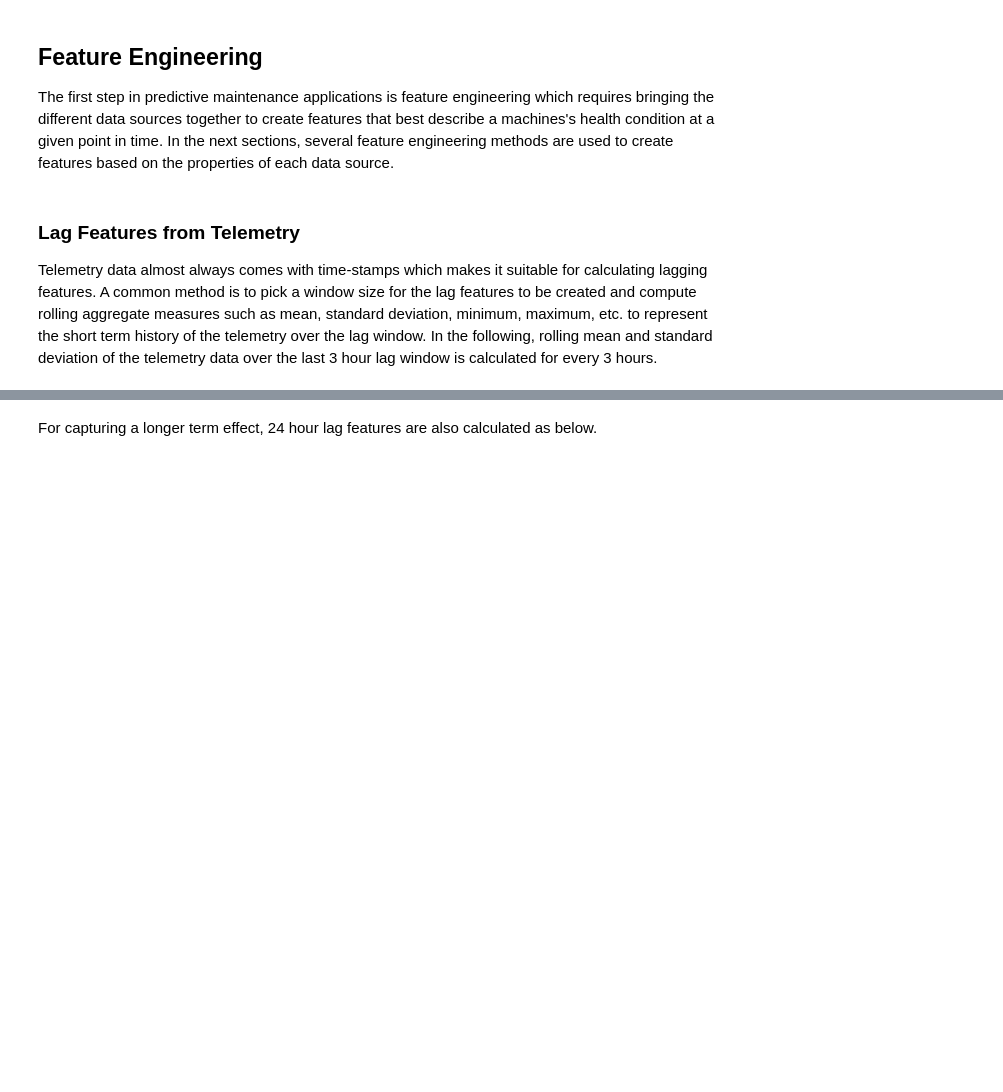
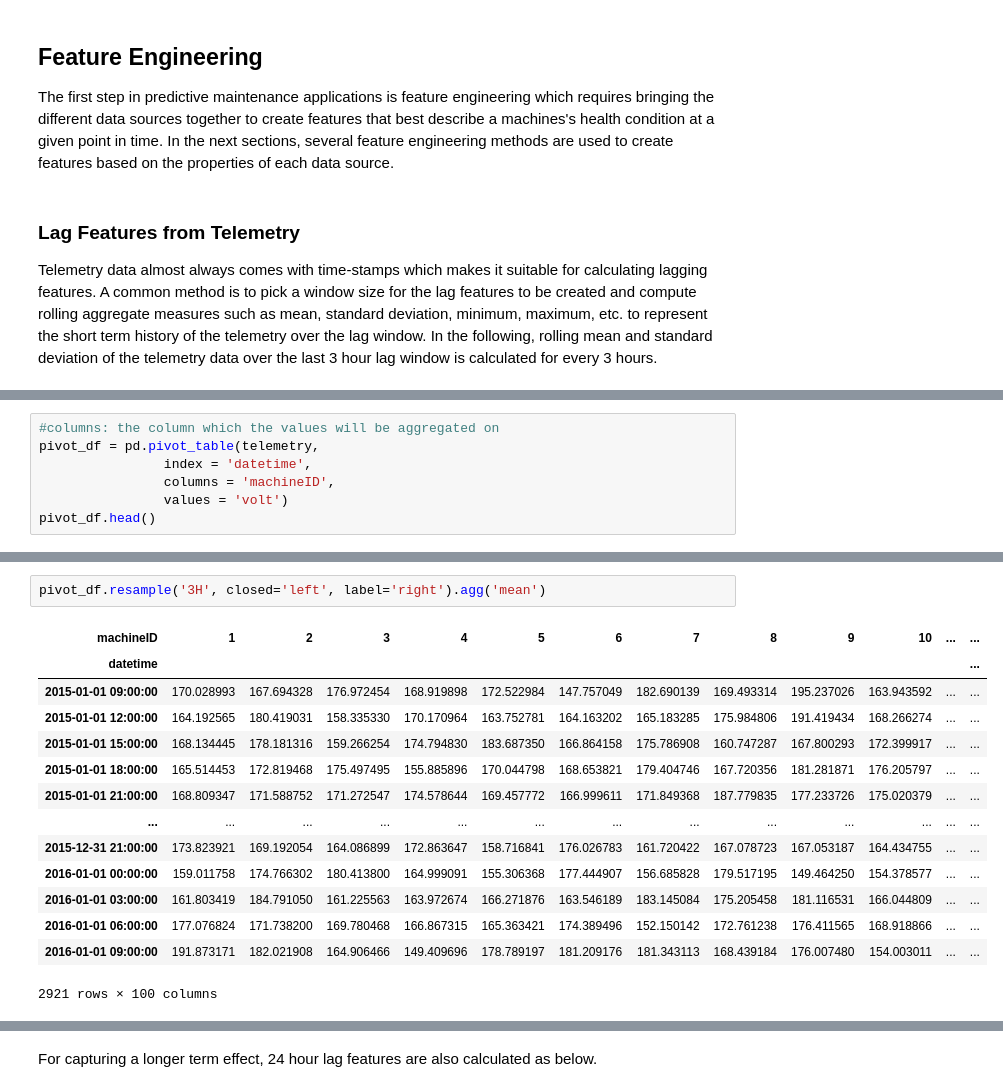
Before and after one commit to andreiciobanu/Predictive_Maintenance_using_Machine-Learning_Microsoft_Casestudy, a Jupyter notebook: Predictive Maintenance using Machine Learning.ipynb, the cells around one changed output, grey strips where cells are left out. Saved outputs shown, nothing was run; the diff lists cells and outputs as text; blank space fills up the shorter version.

```diff
--- a/Predictive Maintenance using Machine Learning.ipynb
+++ b/Predictive Maintenance using Machine Learning.ipynb
@@ -219,0 +258,7 @@ Telemetry data almost always comes with time-stamps which makes it suitable for
+# %%
+#columns: the column which the values will be aggregated on
+pivot_df = pd.pivot_table(telemetry,
+                index = 'datetime',
+                columns = 'machineID',
+                values = 'volt')
+pivot_df.head()
@@ -219,0 +274,17 @@ Telemetry data almost always comes with time-stamps which makes it suitable for
+# %%
+pivot_df.resample('3H', closed='left', label='right').agg('mean')
+# %% [output]
+| machineID | 1 | 2 | 3 | 4 | 5 | 6 | 7 | 8 | 9 | 10 | ... | ... |
+| datetime |  |  |  |  |  |  |  |  |  |  |  | ... |
+| 2015-01-01 09:00:00 | 170.028993 | 167.694328 | 176.972454 | 168.919898 | 172.522984 | 147.757049 | 182.690139 | 169.493314 | 195.237026 | 163.943592 | ... | ... |
+| 2015-01-01 12:00:00 | 164.192565 | 180.419031 | 158.335330 | 170.170964 | 163.752781 | 164.163202 | 165.183285 | 175.984806 | 191.419434 | 168.266274 | ... | ... |
+| 2015-01-01 15:00:00 | 168.134445 | 178.181316 | 159.266254 | 174.794830 | 183.687350 | 166.864158 | 175.786908 | 160.747287 | 167.800293 | 172.399917 | ... | ... |
+| 2015-01-01 18:00:00 | 165.514453 | 172.819468 | 175.497495 | 155.885896 | 170.044798 | 168.653821 | 179.404746 | 167.720356 | 181.281871 | 176.205797 | ... | ... |
+| 2015-01-01 21:00:00 | 168.809347 | 171.588752 | 171.272547 | 174.578644 | 169.457772 | 166.999611 | 171.849368 | 187.779835 | 177.233726 | 175.020379 | ... | ... |
+| ... | ... | ... | ... | ... | ... | ... | ... | ... | ... | ... | ... | ... |
+| 2015-12-31 21:00:00 | 173.823921 | 169.192054 | 164.086899 | 172.863647 | 158.716841 | 176.026783 | 161.720422 | 167.078723 | 167.053187 | 164.434755 | ... | ... |
+| 2016-01-01 00:00:00 | 159.011758 | 174.766302 | 180.413800 | 164.999091 | 155.306368 | 177.444907 | 156.685828 | 179.517195 | 149.464250 | 154.378577 | ... | ... |
+| 2016-01-01 03:00:00 | 161.803419 | 184.791050 | 161.225563 | 163.972674 | 166.271876 | 163.546189 | 183.145084 | 175.205458 | 181.116531 | 166.044809 | ... | ... |
+| 2016-01-01 06:00:00 | 177.076824 | 171.738200 | 169.780468 | 166.867315 | 165.363421 | 174.389496 | 152.150142 | 172.761238 | 176.411565 | 168.918866 | ... | ... |
+| 2016-01-01 09:00:00 | 191.873171 | 182.021908 | 164.906466 | 149.409696 | 178.789197 | 181.209176 | 181.343113 | 168.439184 | 176.007480 | 154.003011 | ... | ... |
+2921 rows × 100 columns
```
Also changed, not shown: parts of 14 cells of this notebook, 3 other files.
